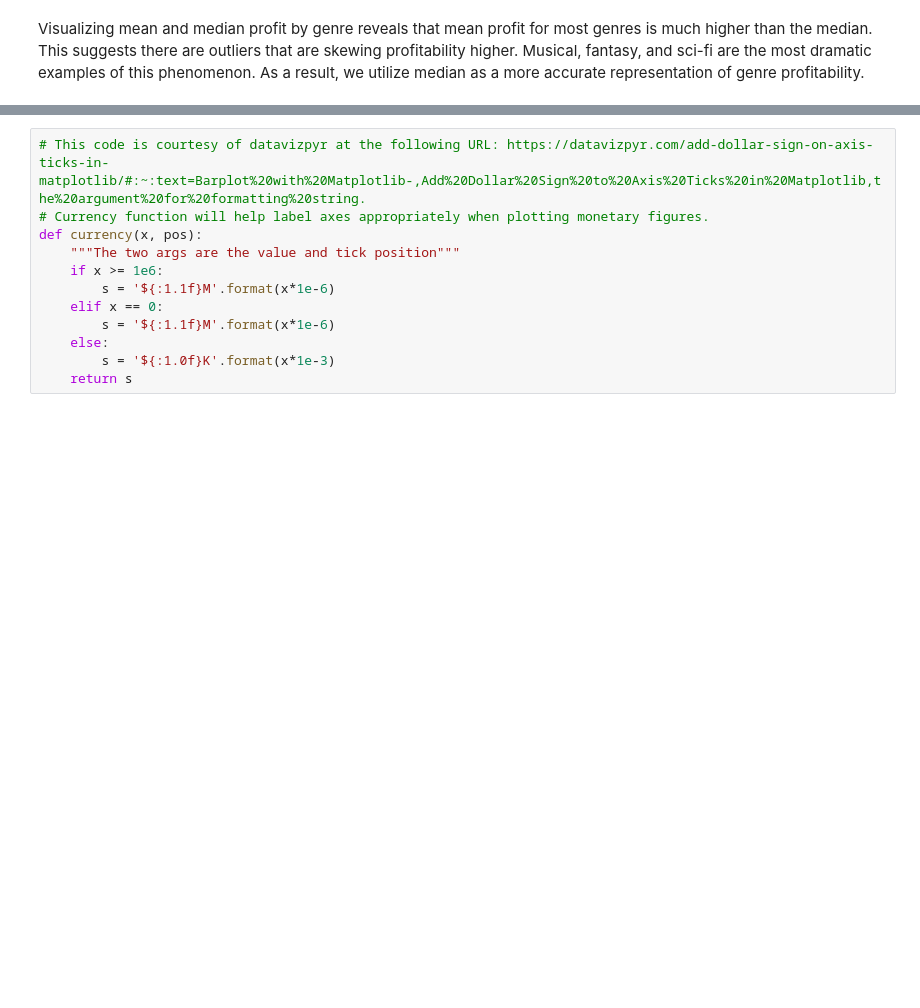
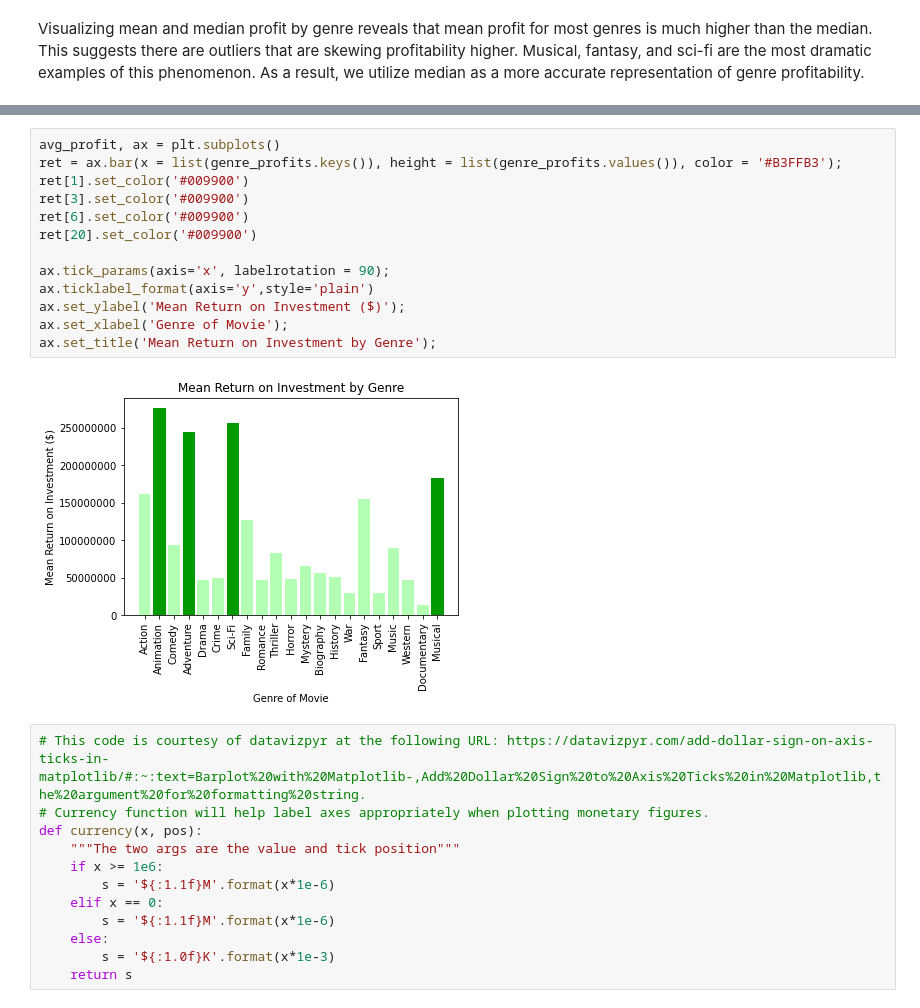
Before and after one commit to ThomasHChapman/p1_project, a Jupyter notebook: main_notebook.ipynb, the cells around one changed output, grey strips where cells are left out. Saved outputs shown, nothing was run; the diff lists cells and outputs as text; blank space fills up the shorter version.

```diff
--- a/main_notebook.ipynb
+++ b/main_notebook.ipynb
@@ -380,3 +384,18 @@ ax.set_title('Mean Return on Investment by Genre');
+# %%
+avg_profit, ax = plt.subplots()
+ret = ax.bar(x = list(genre_profits.keys()), height = list(genre_profits.values()), color = '#B3FFB3');
+ret[1].set_color('#009900')
+ret[3].set_color('#009900')
+ret[6].set_color('#009900')
+ret[20].set_color('#009900')
+
+ax.tick_params(axis='x', labelrotation = 90);
+ax.ticklabel_format(axis='y',style='plain')
+ax.set_ylabel('Mean Return on Investment ($)');
+ax.set_xlabel('Genre of Movie');
+ax.set_title('Mean Return on Investment by Genre');
+# %% [output]
+[figure, added]
 # %%
 # This code is courtesy of datavizpyr at the following URL: https://datavizpyr.com/add-dollar-sign-on-axis-ticks-in-matplotlib/#:~:text=Barplot%20with%20Matplotlib-,Add%20Dollar%20Sign%20to%20Axis%20Ticks%20in%20Matplotlib,the%20argument%20for%20formatting%20string.
 # Currency function will help label axes appropriately when plotting monetary figures.
```
Also changed, not shown: parts of 9 cells of this notebook, 1 other file.
